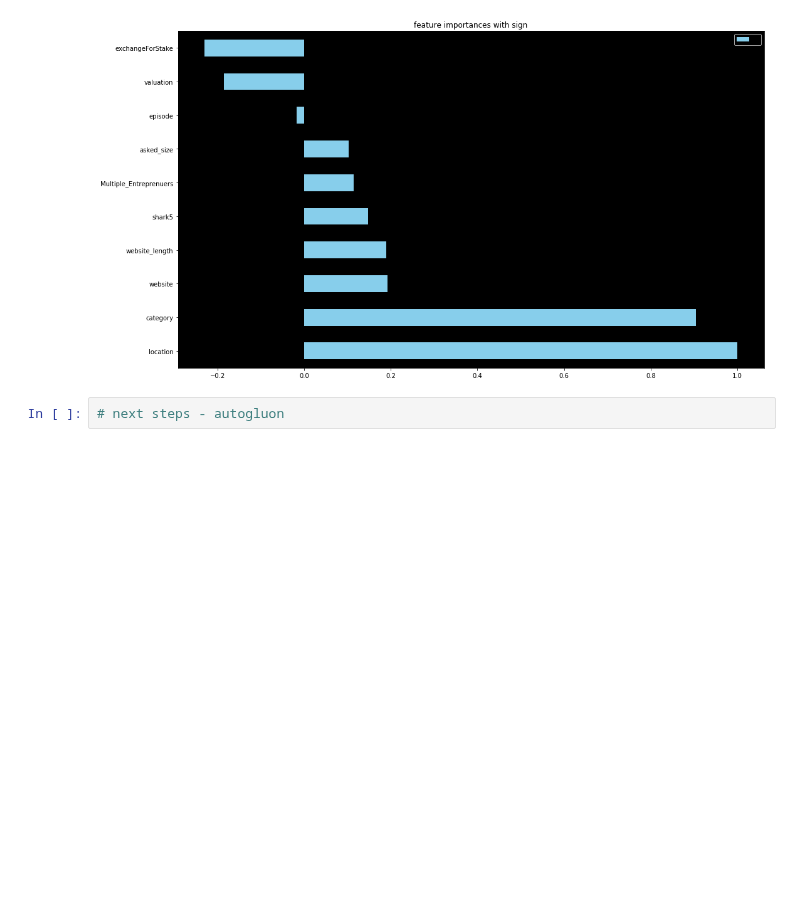
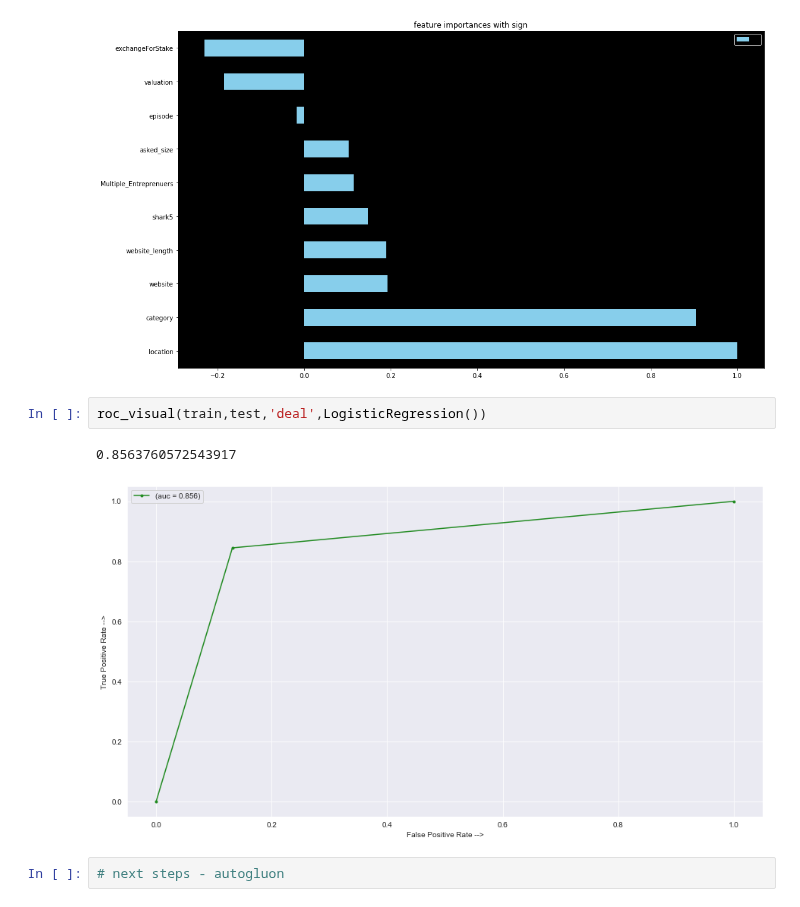
Before and after one commit to ArielJosephCohen/shark_tank, a Jupyter notebook: second_model.ipynb, the cells around one changed output. Cells and saved outputs as stored; diff of their text form; blank space fills up the shorter version.

```diff
--- a/second_model.ipynb
+++ b/second_model.ipynb
@@ -33,5 +33,10 @@ weighted avg       0.86      0.86      0.86       111
 log_reg_coef_graph(train.drop('deal',axis=1),train.deal)
 # %% [output]
 [figure]
+# %%
+roc_visual(train,test,'deal',LogisticRegression())
+# %% [output]
+0.8563760572543917
+[figure, added]
 # %%
 # next steps - autogluon
```
Also changed, not shown: 2 other files.
